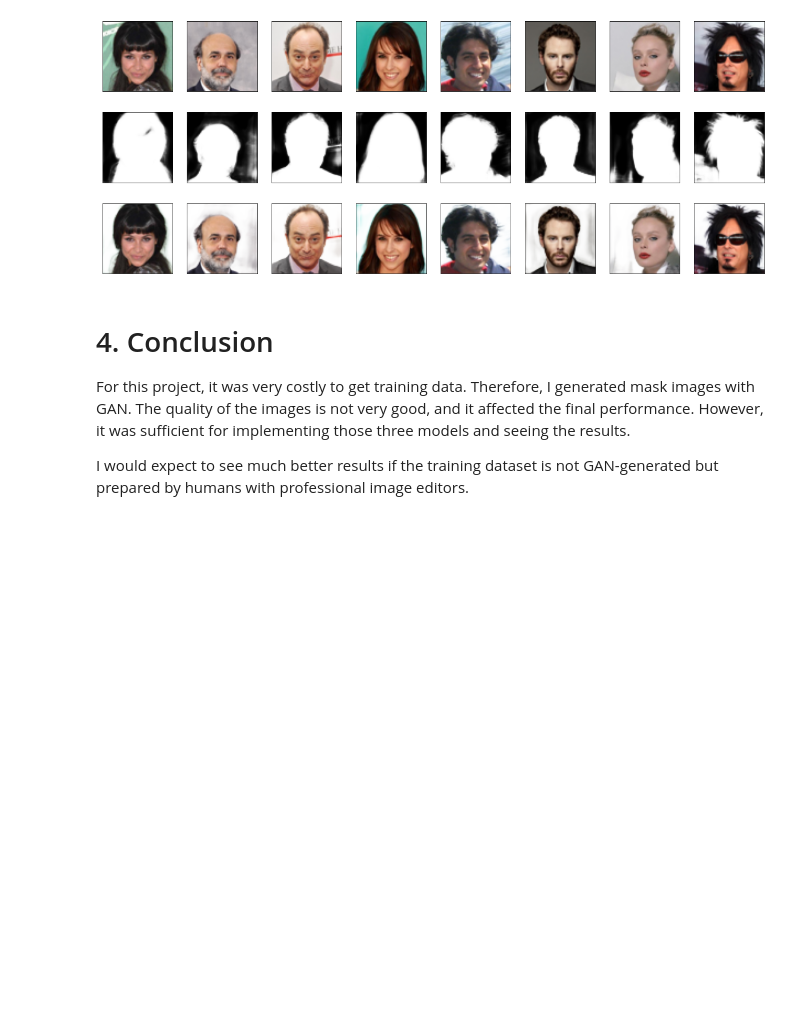
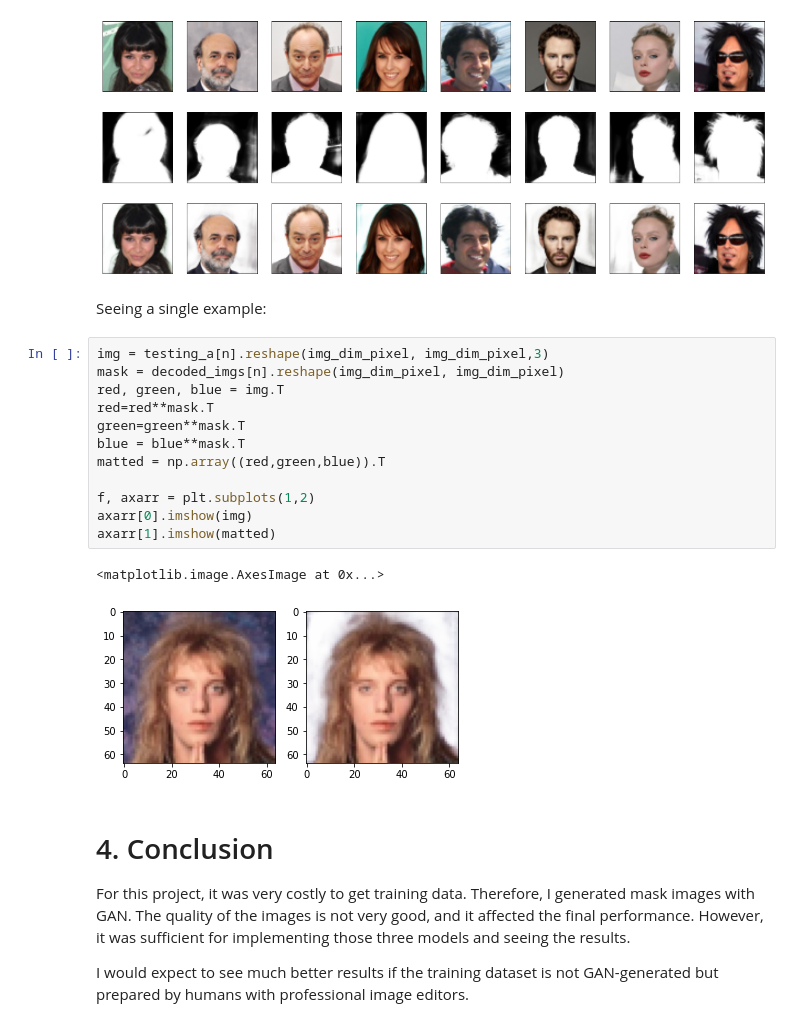
Before and after one commit to kocabiyik/deep-learning, a Jupyter notebook: 43-image-matting-celeba.ipynb, the cells around one changed output. Saved outputs shown, nothing was run; the diff lists cells and outputs as text; blank space fills up the shorter version.

Commit message:
Adding one single example

```diff
--- a/43-image-matting-celeba.ipynb
+++ b/43-image-matting-celeba.ipynb
@@ -452,6 +452,23 @@ for i in range(n):
 plt.show()
 # %% [output]
 [figure]
+# %% [markdown]
+Seeing a single example:
+# %%
+img = testing_a[n].reshape(img_dim_pixel, img_dim_pixel,3)
+mask = decoded_imgs[n].reshape(img_dim_pixel, img_dim_pixel)
+red, green, blue = img.T
+red=red**mask.T
+green=green**mask.T
+blue = blue**mask.T
+matted = np.array((red,green,blue)).T
+
+f, axarr = plt.subplots(1,2)
+axarr[0].imshow(img)
+axarr[1].imshow(matted)
+# %% [output]
+<matplotlib.image.AxesImage at 0x...>
+[figure, added]
 # %% [markdown]
 # 4. Conclusion
 For this project, it was very costly to get training data. Therefore, I generated mask images with GAN. The quality of the images is not very good, and it affected the final performance. However, it was sufficient for implementing those three models and seeing the results.
```
